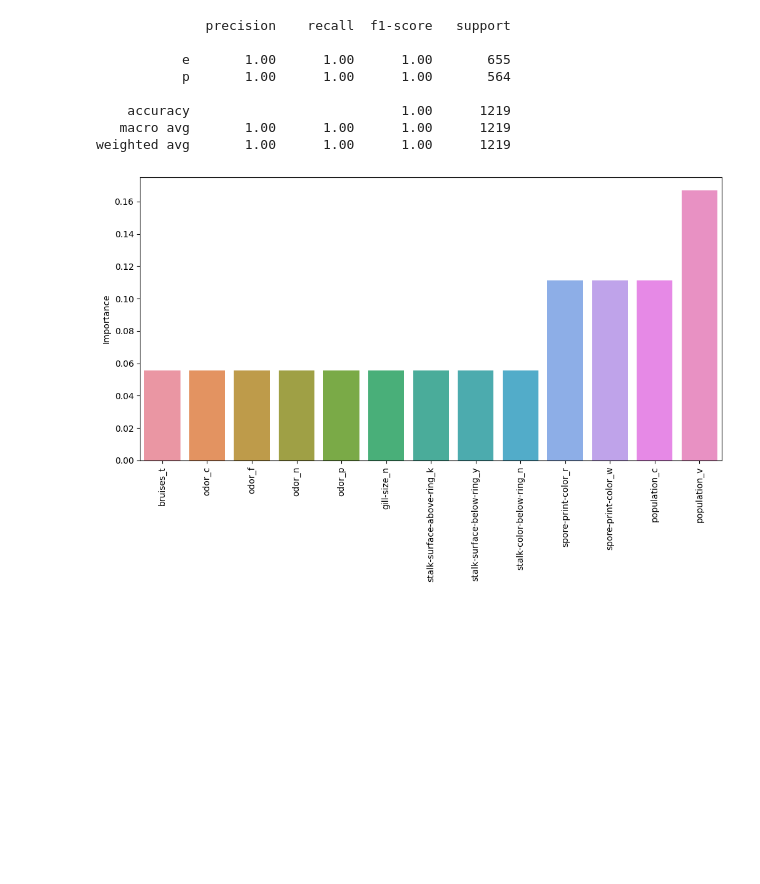
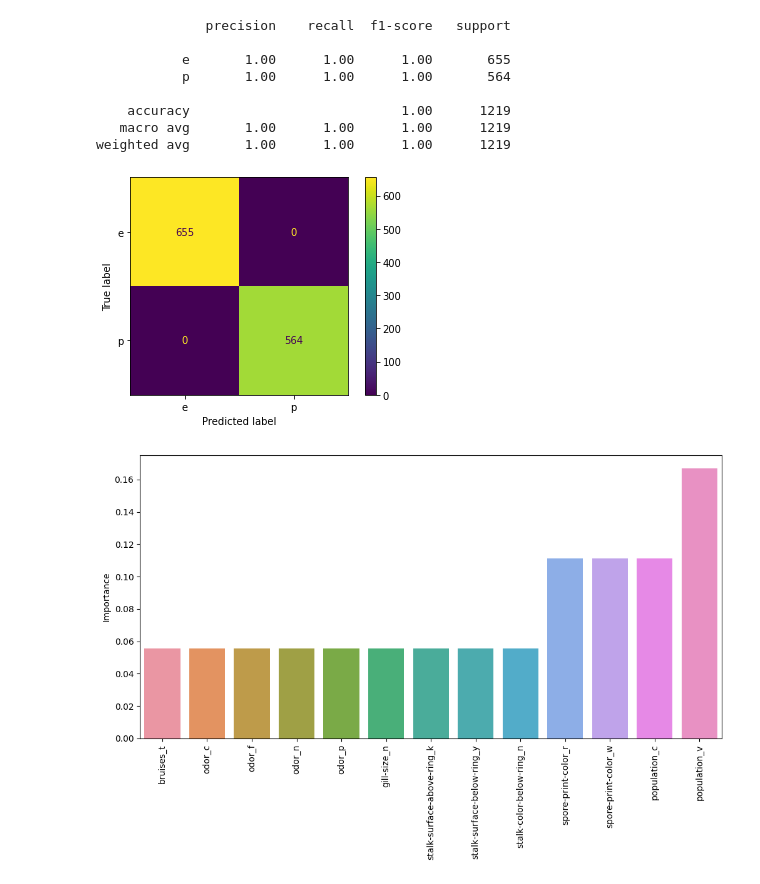
Before and after one commit to MoizAhmed2517/Classification_projects, a Jupyter notebook: Mushroom_Types_Classification.ipynb, the cells around one changed output. Saved outputs shown, nothing was run; the diff lists cells and outputs as text; code cells hidden in the pictures; blank space fills up the shorter version.

```diff
--- a/Mushroom_Types_Classification.ipynb
+++ b/Mushroom_Types_Classification.ipynb
@@ -204,6 +204,13 @@ print(classification_report(y_test, y_preds))
     accuracy                           1.00      1219
    macro avg       1.00      1.00      1.00      1219
 weighted avg       1.00      1.00      1.00      1219
+# %%
+cm = confusion_matrix(y_test, y_preds, labels=model_2.classes_)
+disp = ConfusionMatrixDisplay(cm, display_labels=model_2.classes_)
+disp.plot()
+plt.show()
+# %% [output]
+[figure, added]
 # %%
 mode_2_feats = pd.DataFrame(index=X.columns, data=model_2.feature_importances_, columns=['Importance'])
 imp_feats_mod2 = mode_2_feats[mode_2_feats['Importance']>0]
```
